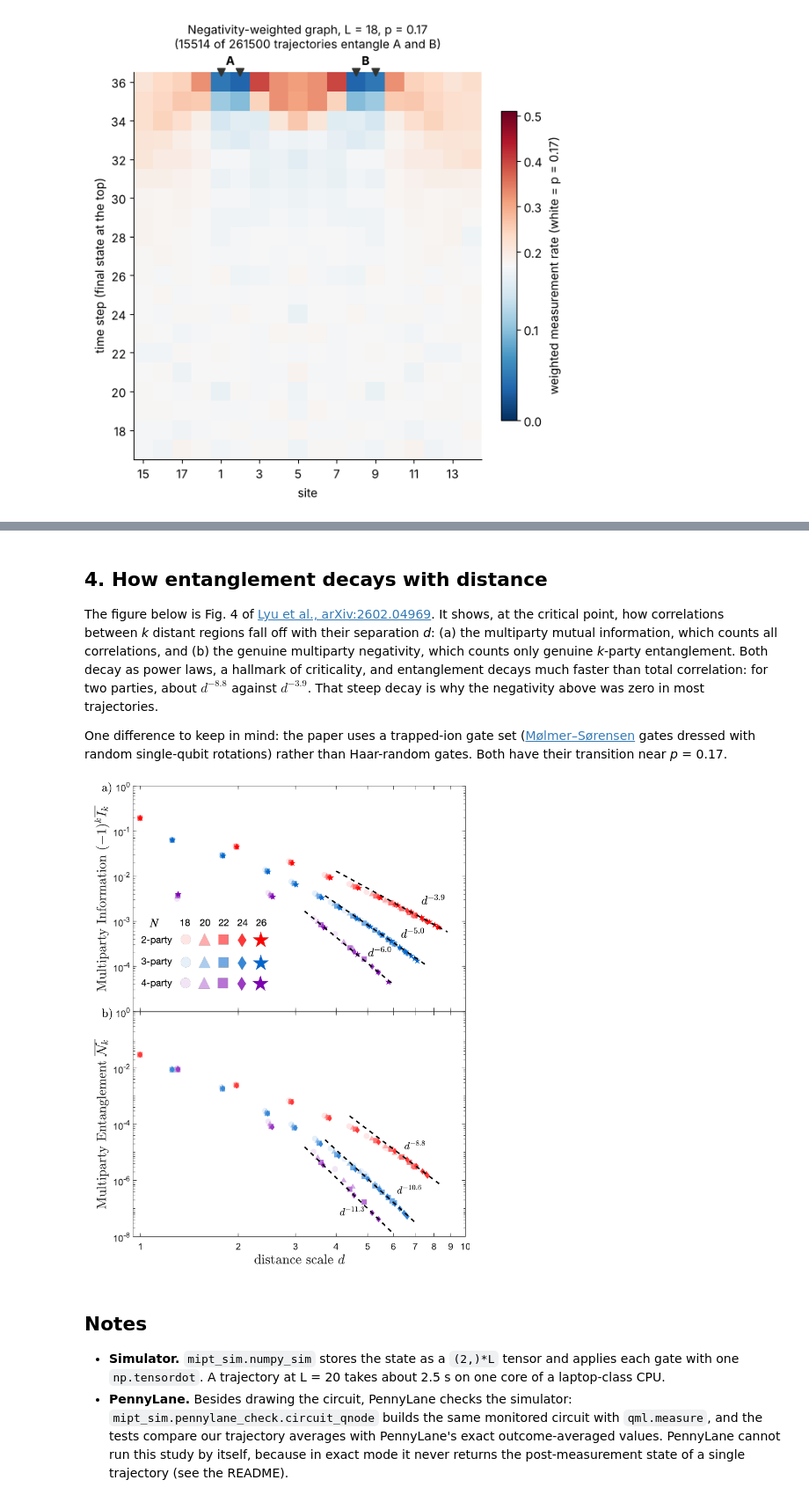
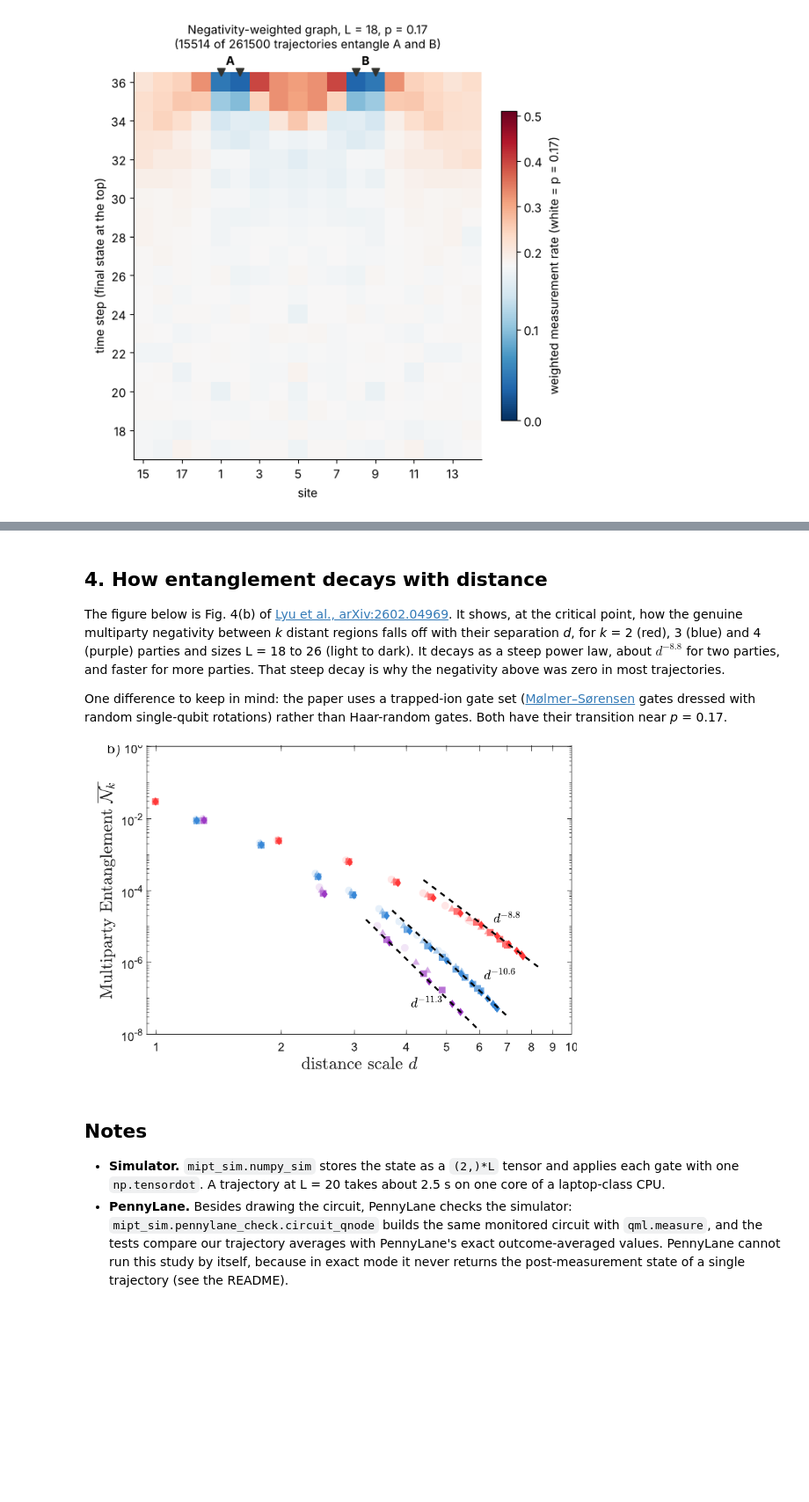
Before and after one commit to liukeLyu/mipt-sim, a Jupyter notebook: examples/mipt_tour.ipynb, the cells around one changed output, grey strips where cells are left out. Shown at 88% size. Saved outputs shown, nothing was run; the diff lists cells and outputs as text; code cells hidden in the pictures; blank space fills up the shorter version.

```diff
--- a/examples/mipt_tour.ipynb
+++ b/examples/mipt_tour.ipynb
@@ -187,13 +187,13 @@ The paper uses Mølmer–Sørensen gates rather than Haar gates, yet both show t
 # %% [markdown]
 ## 4. How entanglement decays with distance
 
-The figure below is Fig. 4 of [Lyu et al., arXiv:2602.04969](https://arxiv.org/abs/2602.04969). It shows, at the critical point, how correlations between *k* distant regions fall off with their separation *d*: (a) the multiparty mutual information, which counts all correlations, and (b) the genuine multiparty negativity, which counts only genuine *k*-party entanglement. Both decay as power laws, a hallmark of criticality, and entanglement decays much faster than total correlation: for two parties, about $d^{-8.8}$ against $d^{-3.9}$. That steep decay is why the negativity above was zero in most trajectories.
+The figure below is Fig. 4(b) of [Lyu et al., arXiv:2602.04969](https://arxiv.org/abs/2602.04969). It shows, at the critical point, how the genuine multiparty negativity between *k* distant regions falls off with their separation *d*, for *k* = 2 (red), 3 (blue) and 4 (purple) parties and sizes L = 18 to 26 (light to dark). It decays as a steep power law, about $d^{-8.8}$ for two parties, and faster for more parties. That steep decay is why the negativity above was zero in most trajectories.
 
 One difference to keep in mind: the paper uses a trapped-ion gate set ([Mølmer–Sørensen](https://en.wikipedia.org/wiki/M%C3%B8lmer%E2%80%93S%C3%B8rensen_gate) gates dressed with random single-qubit rotations) rather than Haar-random gates. Both have their transition near *p* = 0.17.
 # %%
-Image("figures/fig4_arXiv2602.04969.png", width=560)
+Image("figures/fig4b_arXiv2602.04969.png", width=560)
 # %% [output]
-[figure, old version]
+[figure, new version]
 # %% [markdown]
 ## Notes
 
```
Also changed, not shown: parts of 1 cell of this notebook, 7 other files.
